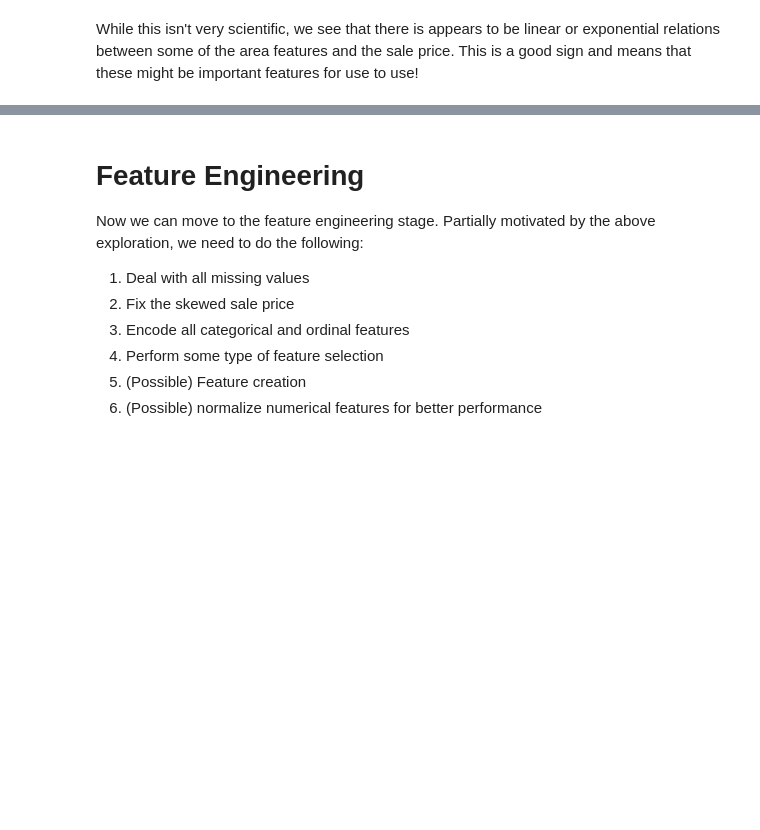
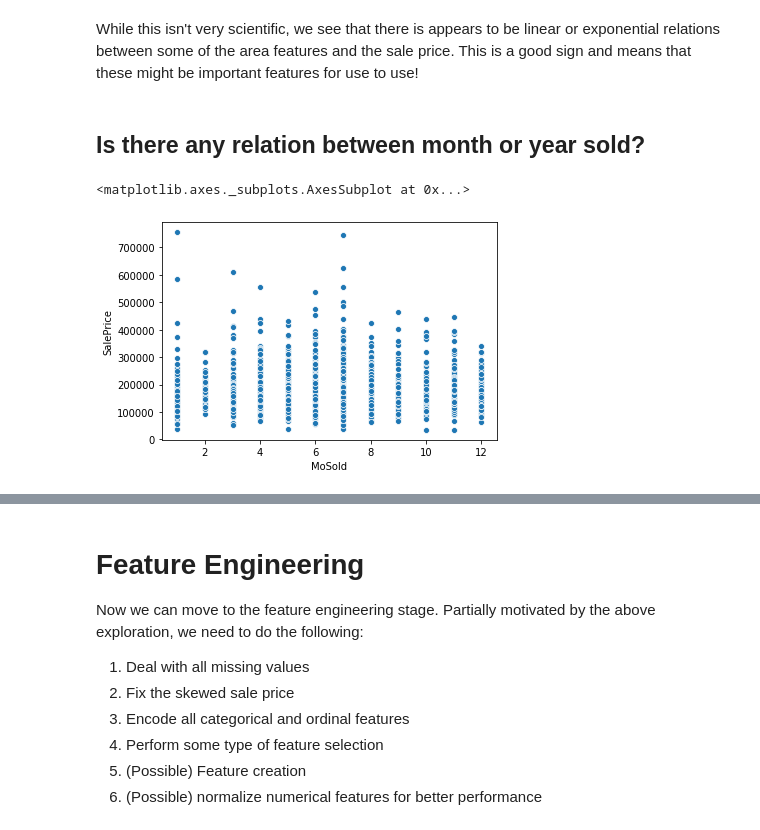
Before and after one commit to fattorib/HousingRegression, a Jupyter notebook: Project.ipynb, the cells around one changed output, grey strips where cells are left out. Saved outputs shown, nothing was run; the diff lists cells and outputs as text; code cells hidden in the pictures; blank space fills up the shorter version.

```diff
--- a/Project.ipynb
+++ b/Project.ipynb
@@ -124,3 +146,11 @@ sns.pairplot(area_df)
 [figure]
 # %% [markdown]
 While this isn't very scientific, we see that there is appears to be linear or exponential relations between some of the area features and the sale price. This is a good sign and means that these might be important features for use to use!
+# %% [markdown]
+## Is there any relation between month or year sold?
+# %%
+%matplotlib inline
+sns.scatterplot(attributes_with_price['MoSold'],attributes_with_price['SalePrice'])
+# %% [output]
+<matplotlib.axes._subplots.AxesSubplot at 0x...>
+[figure, added]
```
Also changed, not shown: parts of 18 cells of this notebook.
